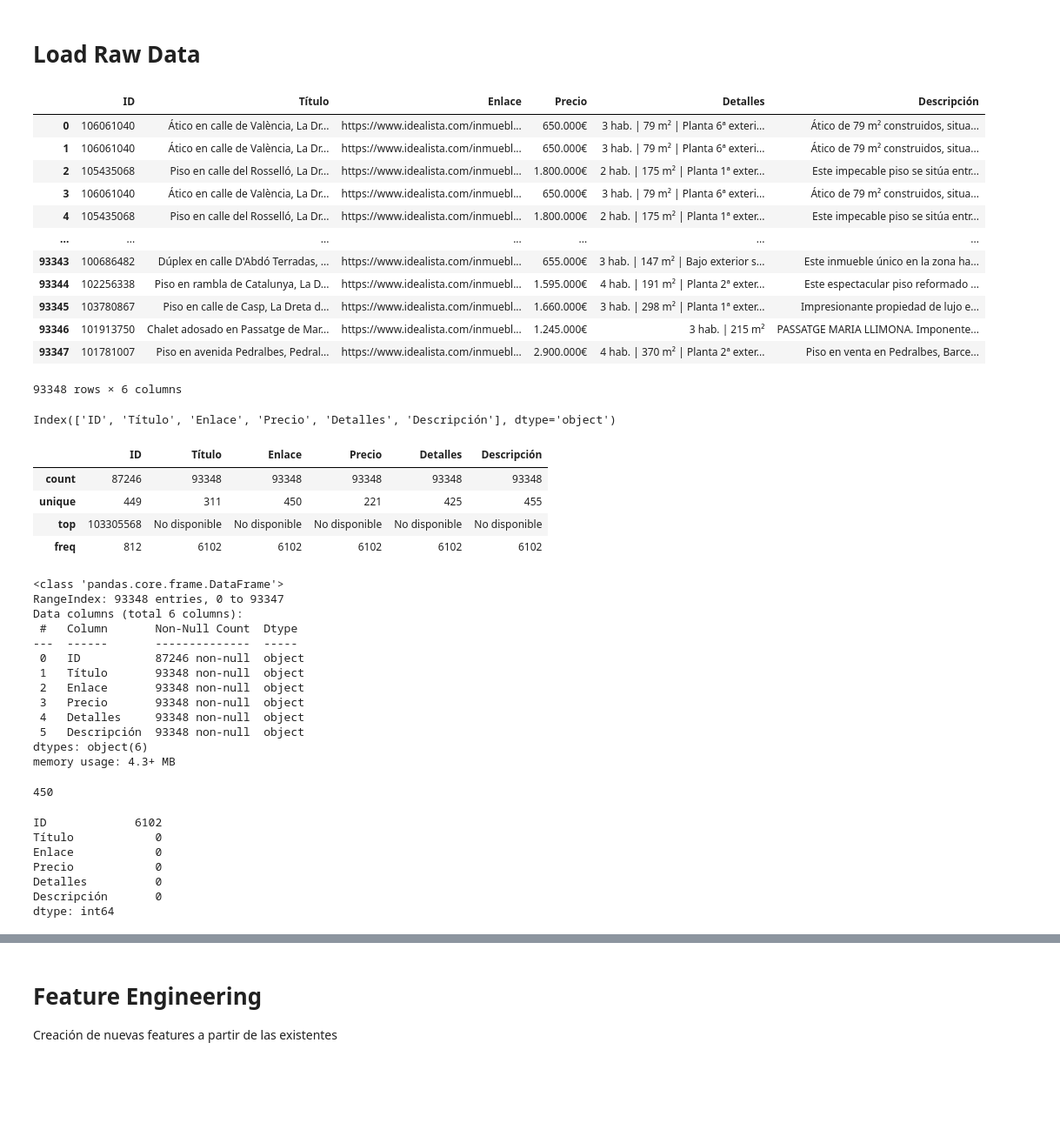
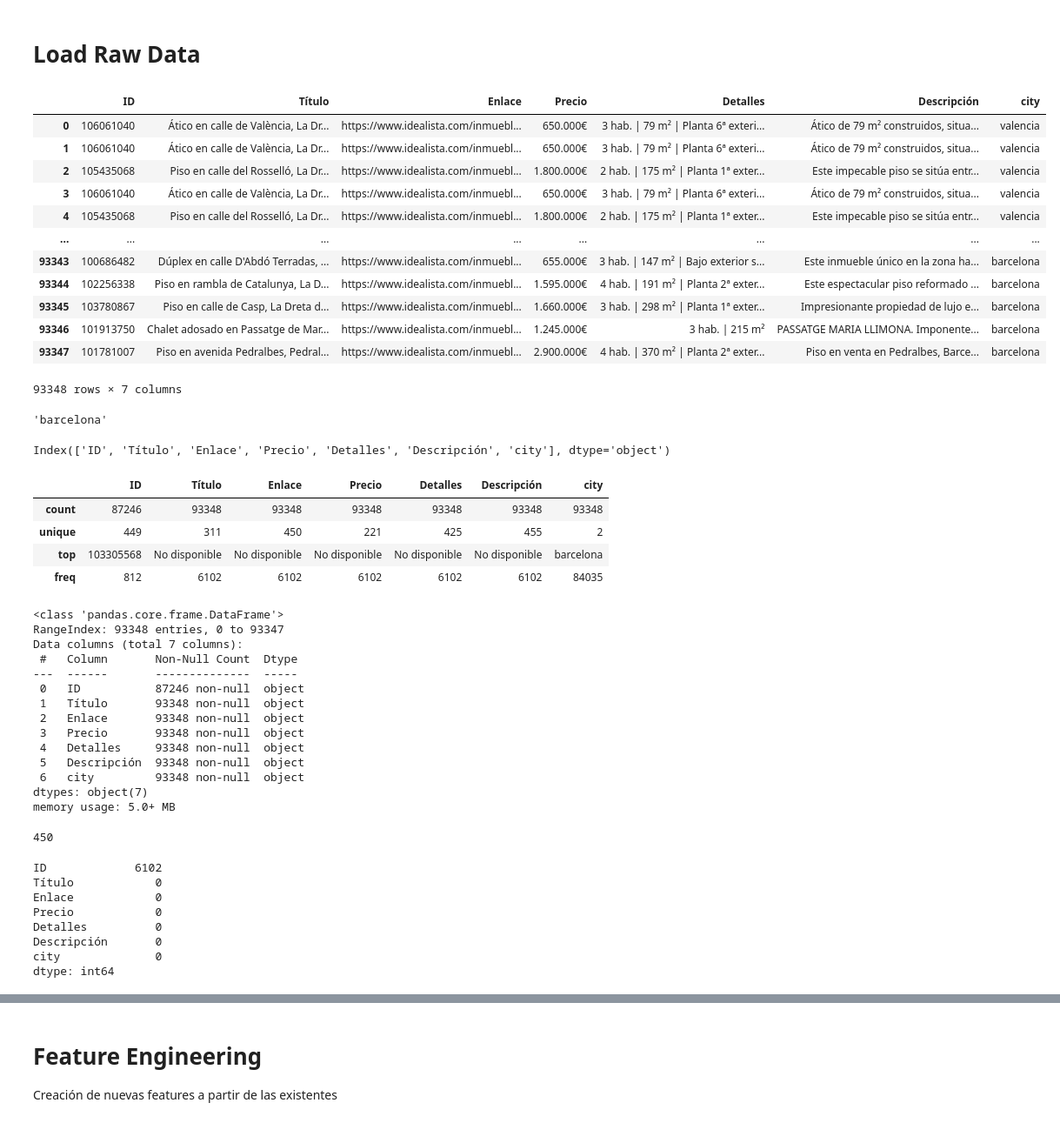
Before and after one commit to AlexanderLB98/Real-estate-webscrapper, a Jupyter notebook: notebooks/1-raw_data_analysis.ipynb, the cells around one changed output, grey strips where cells are left out. Shown: that part at 87% size. Saved outputs shown, nothing was run; the diff lists cells and outputs as text; code cells hidden in the pictures; blank space fills up the shorter version.

Commit message:
NEW: Included Attribute 'city'

```diff
--- a/notebooks/1-raw_data_analysis.ipynb
+++ b/notebooks/1-raw_data_analysis.ipynb
@@ -7,45 +7,51 @@ import re
 # %%
 raw_path = "../data/raw/"
 files = [file for file in os.listdir(raw_path) if file.endswith(".csv")]
 
 df = pd.DataFrame()
 for file in files:
+    city = file.split("scraped_data-")[1].split(".csv")[0]
     temp_df = pd.read_csv(os.path.join(raw_path, file))
+    temp_df["city"] = city
     df = pd.concat([df, temp_df], ignore_index=True)
 
 df
 # %% [output]
-|  | ID | Título | Enlace | Precio | Detalles | Descripción |
-| 0 | 106061040 | Ático en calle de València, La Dr... | https://www.idealista.com/inmuebl... | 650.000€ | 3 hab. | 79 m² | Planta 6ª exteri... | Ático de 79 m² construidos, situa... |
-| 1 | 106061040 | Ático en calle de València, La Dr... | https://www.idealista.com/inmuebl... | 650.000€ | 3 hab. | 79 m² | Planta 6ª exteri... | Ático de 79 m² construidos, situa... |
-| 2 | 105435068 | Piso en calle del Rosselló, La Dr... | https://www.idealista.com/inmuebl... | 1.800.000€ | 2 hab. | 175 m² | Planta 1ª exter... | Este impecable piso se sitúa entr... |
-| 3 | 106061040 | Ático en calle de València, La Dr... | https://www.idealista.com/inmuebl... | 650.000€ | 3 hab. | 79 m² | Planta 6ª exteri... | Ático de 79 m² construidos, situa... |
-| 4 | 105435068 | Piso en calle del Rosselló, La Dr... | https://www.idealista.com/inmuebl... | 1.800.000€ | 2 hab. | 175 m² | Planta 1ª exter... | Este impecable piso se sitúa entr... |
-| ... | ... | ... | ... | ... | ... | ... |
-| 93343 | 100686482 | Dúplex en calle D'Abdó Terradas, ... | https://www.idealista.com/inmuebl... | 655.000€ | 3 hab. | 147 m² | Bajo exterior s... | Este inmueble único en la zona ha... |
-| 93344 | 102256338 | Piso en rambla de Catalunya, La D... | https://www.idealista.com/inmuebl... | 1.595.000€ | 4 hab. | 191 m² | Planta 2ª exter... | Este espectacular piso reformado ... |
-| 93345 | 103780867 | Piso en calle de Casp, La Dreta d... | https://www.idealista.com/inmuebl... | 1.660.000€ | 3 hab. | 298 m² | Planta 1ª exter... | Impresionante propiedad de lujo e... |
-| 93346 | 101913750 | Chalet adosado en Passatge de Mar... | https://www.idealista.com/inmuebl... | 1.245.000€ | 3 hab. | 215 m² | PASSATGE MARIA LLIMONA. Imponente... |
-| 93347 | 101781007 | Piso en avenida Pedralbes, Pedral... | https://www.idealista.com/inmuebl... | 2.900.000€ | 4 hab. | 370 m² | Planta 2ª exter... | Piso en venta en Pedralbes, Barce... |
+|  | ID | Título | Enlace | Precio | Detalles | Descripción | city |
+| 0 | 106061040 | Ático en calle de València, La Dr... | https://www.idealista.com/inmuebl... | 650.000€ | 3 hab. | 79 m² | Planta 6ª exteri... | Ático de 79 m² construidos, situa... | valencia |
+| 1 | 106061040 | Ático en calle de València, La Dr... | https://www.idealista.com/inmuebl... | 650.000€ | 3 hab. | 79 m² | Planta 6ª exteri... | Ático de 79 m² construidos, situa... | valencia |
+| 2 | 105435068 | Piso en calle del Rosselló, La Dr... | https://www.idealista.com/inmuebl... | 1.800.000€ | 2 hab. | 175 m² | Planta 1ª exter... | Este impecable piso se sitúa entr... | valencia |
+| 3 | 106061040 | Ático en calle de València, La Dr... | https://www.idealista.com/inmuebl... | 650.000€ | 3 hab. | 79 m² | Planta 6ª exteri... | Ático de 79 m² construidos, situa... | valencia |
+| 4 | 105435068 | Piso en calle del Rosselló, La Dr... | https://www.idealista.com/inmuebl... | 1.800.000€ | 2 hab. | 175 m² | Planta 1ª exter... | Este impecable piso se sitúa entr... | valencia |
+| ... | ... | ... | ... | ... | ... | ... | ... |
+| 93343 | 100686482 | Dúplex en calle D'Abdó Terradas, ... | https://www.idealista.com/inmuebl... | 655.000€ | 3 hab. | 147 m² | Bajo exterior s... | Este inmueble único en la zona ha... | barcelona |
+| 93344 | 102256338 | Piso en rambla de Catalunya, La D... | https://www.idealista.com/inmuebl... | 1.595.000€ | 4 hab. | 191 m² | Planta 2ª exter... | Este espectacular piso reformado ... | barcelona |
+| 93345 | 103780867 | Piso en calle de Casp, La Dreta d... | https://www.idealista.com/inmuebl... | 1.660.000€ | 3 hab. | 298 m² | Planta 1ª exter... | Impresionante propiedad de lujo e... | barcelona |
+| 93346 | 101913750 | Chalet adosado en Passatge de Mar... | https://www.idealista.com/inmuebl... | 1.245.000€ | 3 hab. | 215 m² | PASSATGE MARIA LLIMONA. Imponente... | barcelona |
+| 93347 | 101781007 | Piso en avenida Pedralbes, Pedral... | https://www.idealista.com/inmuebl... | 2.900.000€ | 4 hab. | 370 m² | Planta 2ª exter... | Piso en venta en Pedralbes, Barce... | barcelona |
-93348 rows × 6 columns
+93348 rows × 7 columns
+# %%
+file.split("scraped_data-")[1].split(".csv")[0]
+# %% [output]
+'barcelona'
 # %%
 df.columns
 # %% [output]
-Index(['ID', 'Título', 'Enlace', 'Precio', 'Detalles', 'Descripción'], dtype='object')
+Index(['ID', 'Título', 'Enlace', 'Precio', 'Detalles', 'Descripción', 'city'], dtype='object')
 # %%
 df.describe()
 # %% [output]
-|  | ID | Título | Enlace | Precio | Detalles | Descripción |
-| count | 87246 | 93348 | 93348 | 93348 | 93348 | 93348 |
-| unique | 449 | 311 | 450 | 221 | 425 | 455 |
-| top | 103305568 | No disponible | No disponible | No disponible | No disponible | No disponible |
-| freq | 812 | 6102 | 6102 | 6102 | 6102 | 6102 |
+|  | ID | Título | Enlace | Precio | Detalles | Descripción | city |
+| count | 87246 | 93348 | 93348 | 93348 | 93348 | 93348 | 93348 |
+| unique | 449 | 311 | 450 | 221 | 425 | 455 | 2 |
+| top | 103305568 | No disponible | No disponible | No disponible | No disponible | No disponible | barcelona |
+| freq | 812 | 6102 | 6102 | 6102 | 6102 | 6102 | 84035 |
 # %%
 df.info()
 # %% [output]
 <class 'pandas.core.frame.DataFrame'>
 RangeIndex: 93348 entries, 0 to 93347
-Data columns (total 6 columns):
+Data columns (total 7 columns):
  #   Column       Non-Null Count  Dtype
 ---  ------       --------------  -----
  0   ID           87246 non-null  object
@@ -54,8 +60,9 @@ Data columns (total 6 columns):
  3   Precio       93348 non-null  object
  4   Detalles     93348 non-null  object
  5   Descripción  93348 non-null  object
-dtypes: object(6)
-memory usage: 4.3+ MB
+ 6   city         93348 non-null  object
+dtypes: object(7)
+memory usage: 5.0+ MB
 # %%
 len(df["ID"].unique())
 # %% [output]
@@ -69,6 +76,7 @@ Enlace            0
 Precio            0
 Detalles          0
 Descripción       0
+city              0
 dtype: int64
 # %%
 df.dropna(inplace=True)
```
Also changed, not shown: parts of 7 cells of this notebook, 1 other file.
